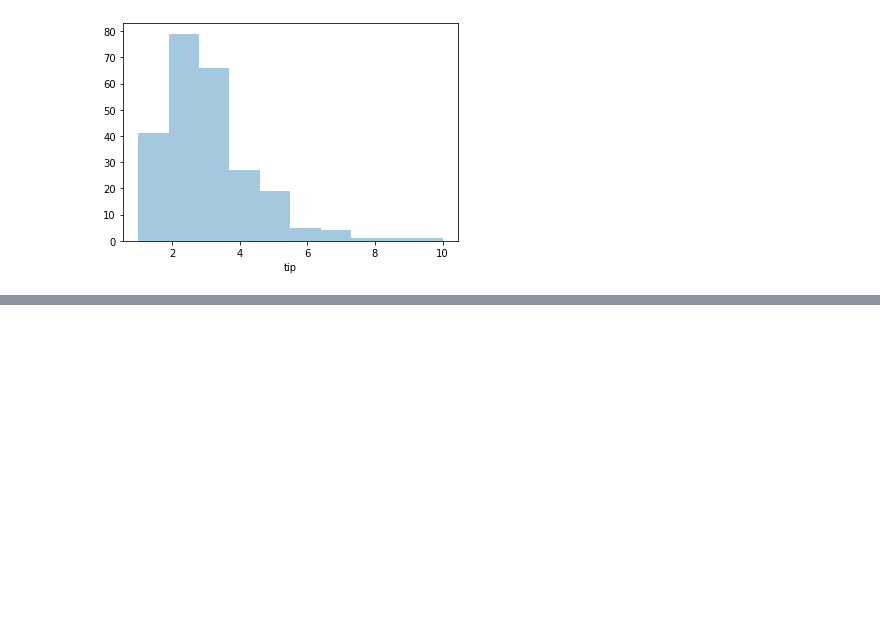
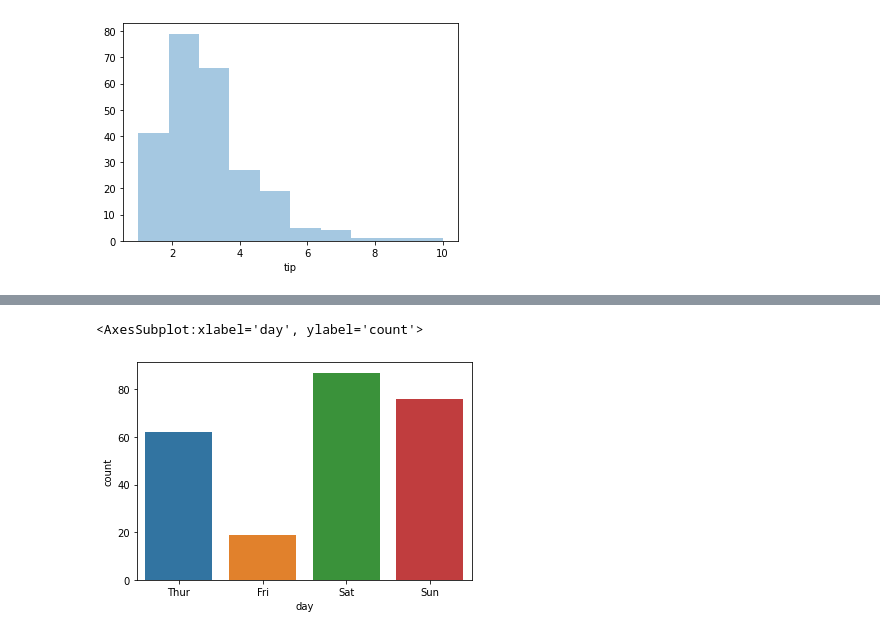
Before and after one commit to ShristiJalan/Machine-Learning, a Jupyter notebook: Python Basics/seaborn.ipynb, the cells around one changed output, grey strips where cells are left out. Cells and saved outputs as stored; diff of their text form; code cells hidden in the pictures; blank space fills up the shorter version.

```diff
--- a/Python Basics/seaborn.ipynb
+++ b/Python Basics/seaborn.ipynb
@@ -137,0 +157,5 @@ sns.distplot(df['tip'],kde=False,bins=10)
+# %%
+sns.countplot('day',data=df)
+# %% [output]
+<AxesSubplot:xlabel='day', ylabel='count'>
+[figure, added]
```
Also changed, not shown: parts of 15 cells of this notebook.
